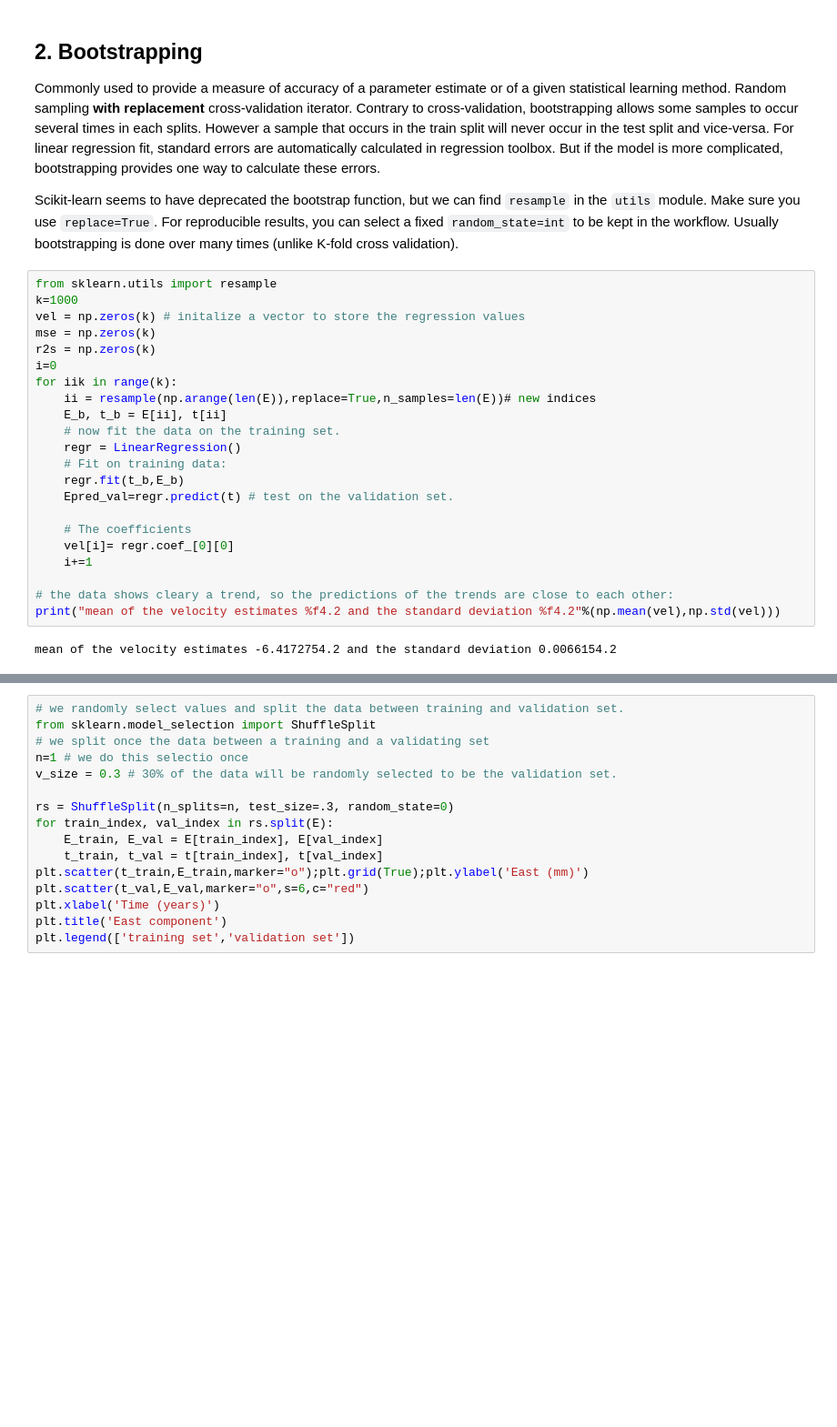
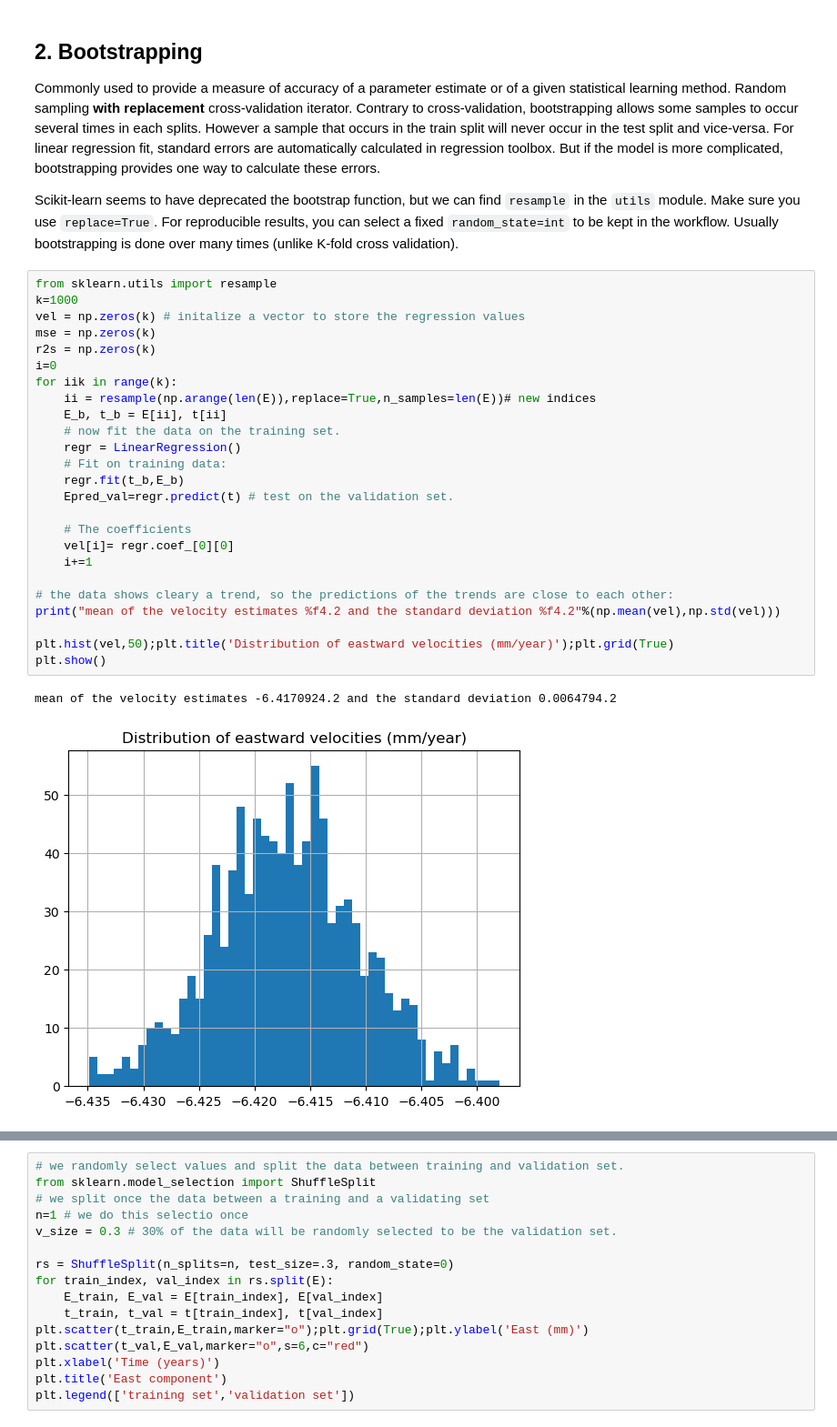
Before and after one commit to zomungGITHUB/MLGeo-2023, a Jupyter notebook: tutorials/Chap_2.5_Resampling/mlgeo_2.5_resampling.ipynb, the cells around one changed output, grey strips where cells are left out. Shown at 91% size. Cells and saved outputs as stored; diff of their text form; blank space fills up the shorter version.

```diff
--- a/tutorials/Chap_2.5_Resampling/mlgeo_2.5_resampling.ipynb
+++ b/tutorials/Chap_2.5_Resampling/mlgeo_2.5_resampling.ipynb
@@ -151,27 +149,31 @@ For reproducible results, you can select a fixed ``random_state=int`` to be kept
 # %%
 from sklearn.utils import resample
 k=1000
 vel = np.zeros(k) # initalize a vector to store the regression values
 mse = np.zeros(k)
 r2s = np.zeros(k)
 i=0
 for iik in range(k):
     ii = resample(np.arange(len(E)),replace=True,n_samples=len(E))# new indices
     E_b, t_b = E[ii], t[ii]
     # now fit the data on the training set.
     regr = LinearRegression()
     # Fit on training data:
     regr.fit(t_b,E_b)
     Epred_val=regr.predict(t) # test on the validation set.
 
     # The coefficients
     vel[i]= regr.coef_[0][0]
     i+=1
 
 # the data shows cleary a trend, so the predictions of the trends are close to each other:
 print("mean of the velocity estimates %f4.2 and the standard deviation %f4.2"%(np.mean(vel),np.std(vel)))
+
+plt.hist(vel,50);plt.title('Distribution of eastward velocities (mm/year)');plt.grid(True)
+plt.show()
 # %% [output]
-mean of the velocity estimates -6.4172754.2 and the standard deviation 0.0066154.2
+mean of the velocity estimates -6.4170924.2 and the standard deviation 0.0064794.2
+[figure, added]
 # %% [markdown]
 
 ## 3. Cross validation
```
Also changed, not shown: parts of 8 cells of this notebook, 1 other file.
